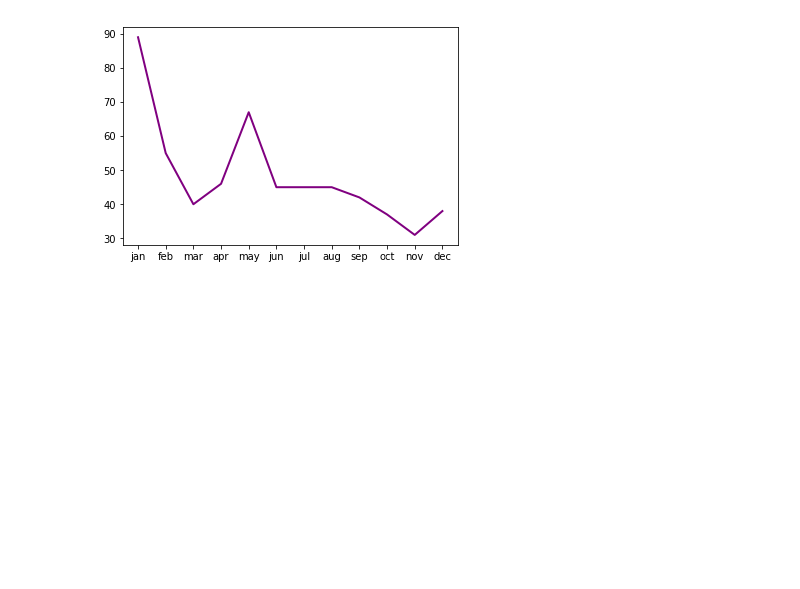
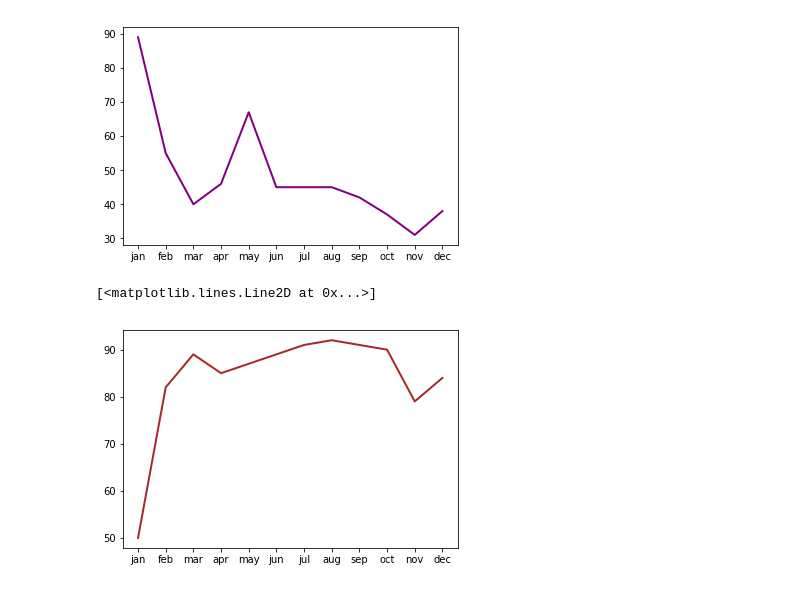
Before and after one commit to coreyebbetswood/ForestFires, a Jupyter notebook: code/forest_fires.ipynb, the cells around one changed output. Cells and saved outputs as stored; diff of their text form; code cells hidden in the pictures; blank space fills up the shorter version.

Commit message:
Added to analysis and graphs of data
Added tracking for all three moisture codes (FFMC, DMC, DC) and graphs for each

```diff
--- a/code/forest_fires.ipynb
+++ b/code/forest_fires.ipynb
@@ -156,6 +156,9 @@ month_names=['jan', 'feb', 'mar', 'apr', 'may', 'jun', 'jul', 'aug', 'sep', 'oct
 month_fire_count=[]
 month_temp_mean=[]
 month_rh_mean=[]
+month_ffmc_mean=[]
+month_dmc_mean=[]
+month_dc_mean=[]
 
 for i in range(12):
     month_fire_count.append(0)
@@ -164,10 +167,19 @@ for i in range(12):
     month_temp_mean[i] = month_temp_mean[i] + int(df[df['month']==month_names[i]]['temp'].mean())
     month_rh_mean.append(0)
     month_rh_mean[i] = month_rh_mean[i] + int(df[df['month']==month_names[i]]['RH'].mean())
+    month_ffmc_mean.append(0)
+    month_ffmc_mean[i] = month_ffmc_mean[i] + int(df[df['month']==month_names[i]]['FFMC'].mean())
+    month_dmc_mean.append(0)
+    month_dmc_mean[i] = month_dmc_mean[i] + int(df[df['month']==month_names[i]]['DMC'].mean())
+    month_dc_mean.append(0)
+    month_dc_mean[i] = month_dc_mean[i] + int(df[df['month']==month_names[i]]['DC'].mean())
 
 print(month_fire_count)
 print(month_temp_mean)
 print(month_rh_mean)
+print(month_ffmc_mean)
+print(month_dmc_mean)
+print(month_dc_mean)
 # %% [output]
 [2, 20, 54, 9, 2, 17, 32, 184, 172, 15, 1, 9]
 [5, 9, 13, 12, 14, 20, 22, 21, 19, 17, 11, 4]
@@ -187,3 +202,8 @@ plt.plot(month_names, month_rh_mean, color="Purple", linestyle="solid", linewidt
 # %% [output]
 [<matplotlib.lines.Line2D at 0x...>]
 [figure]
+# %%
+plt.plot(month_names, month_ffmc_mean, color='Brown', linestyle='solid', linewidth=2)
+# %% [output]
+[<matplotlib.lines.Line2D at 0x...>]
+[figure, added]
```
Also changed, not shown: parts of 3 cells of this notebook.
